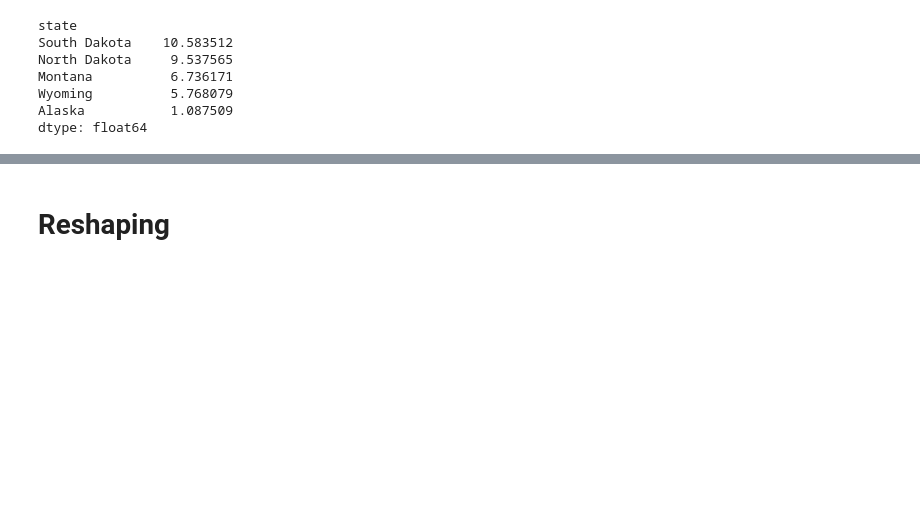
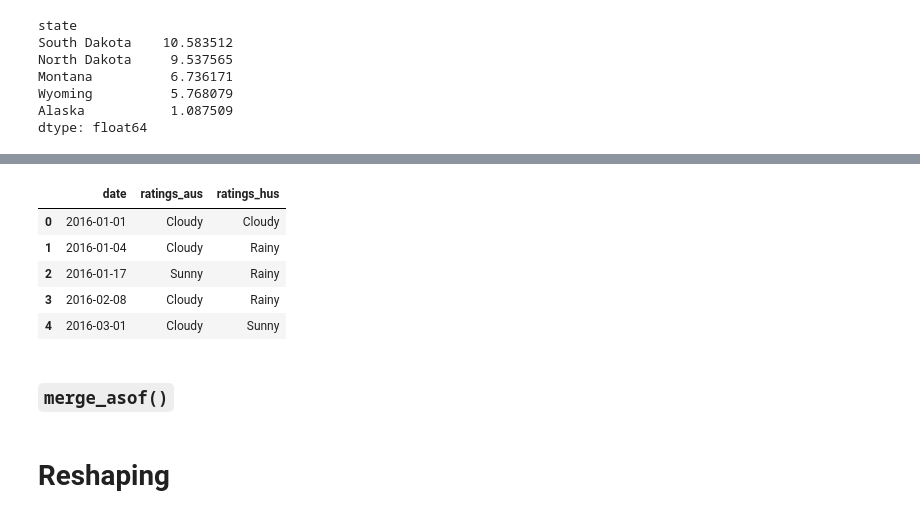
Before and after one commit to purvil/pandas, a Jupyter notebook: Data_wrangling_join_reshape_combine.ipynb, the cells around one changed output, grey strips where cells are left out. Drawn from its saved outputs; the diff is of its cells as text; code cells hidden in the pictures; blank space fills up the shorter version.

```diff
--- a/Data_wrangling_join_reshape_combine.ipynb
+++ b/Data_wrangling_join_reshape_combine.ipynb
@@ -1679,3 +1719,14 @@ dtype: float64
+# %%
+pd.merge_ordered(austin, houston, on='date', suffixes=['_aus', '_hus'], fill_method='ffill')
+# %% [output]
+|  | date | ratings_aus | ratings_hus |
+| 0 | 2016-01-01 | Cloudy | Cloudy |
+| 1 | 2016-01-04 | Cloudy | Rainy |
+| 2 | 2016-01-17 | Sunny | Rainy |
+| 3 | 2016-02-08 | Cloudy | Rainy |
+| 4 | 2016-03-01 | Cloudy | Sunny |
+# %% [markdown]
+### `merge_asof()`
 # %% [markdown]
 # Reshaping
 # %% [markdown]
```
Also changed, not shown: parts of 8 cells of this notebook, 4 other files.
